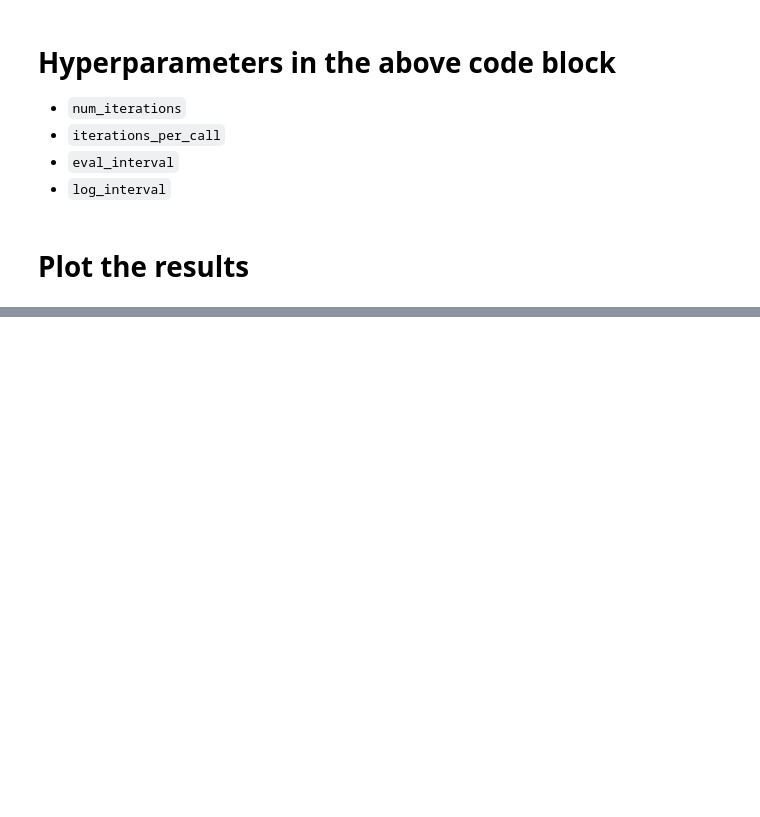
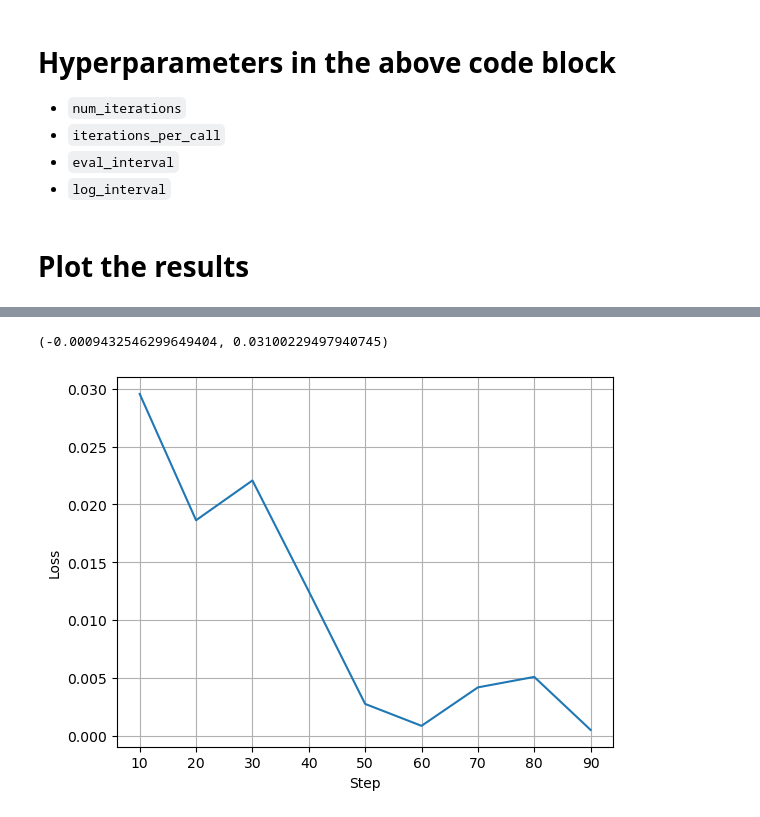
Before and after one commit to RnLe/bachelor_thesis23, a Jupyter notebook: notebooks/tensorflow.ipynb, the cells around one changed output, grey strips where cells are left out. Drawn from its saved outputs; the diff is of its cells as text; code cells hidden in the pictures; blank space fills up the shorter version.

Commit message:
visuals, new class, tweaks

```diff
--- a/notebooks/tensorflow.ipynb
+++ b/notebooks/tensorflow.ipynb
@@ -5,9 +5,15 @@ from Solver import Particle, Perceptron, PerceptronModel, VicsekModel, NeuralNet
 import tensorflow   as tf
 import numpy        as np
 import os
+import logging
+import time
+
+# Logging
+# logging.basicConfig(level=logging.INFO)
+logger = logging.getLogger(__name__)
 
 # Allow for parallelization in both, tensorflow and the C++ backend (OMP)
-os.environ['KMP_DUPLICATE_LIB_OK']='True'
+# os.environ['KMP_DUPLICATE_LIB_OK']='True'
 
 # Simulation Environment
 from tf_agents.trajectories     import time_step as ts
@@ -94,10 +105,10 @@ kernel_initializer              = "glorot_uniform"              # @param {type:"
 last_kernel_initializer         = "glorot_uniform"              # @param {type:"string"}        - Default: "glorot_uniform"
 
 # DDPG Agent
-actor_learning_rate             = 0.001                         # @param {type:"float"}         - Default: 0.001
+actor_learning_rate             = 0.01                          # @param {type:"float"}         - Default: 0.001
 actor_optimizer                 = tf.keras.optimizers.Adam(
     learning_rate=actor_learning_rate)                          #                               - NO DEFAULT
-critic_learning_rate            = 0.001                         # @param {type:"float"}         - Default: 0.001
+critic_learning_rate            = 0.01                          # @param {type:"float"}         - Default: 0.001
 critic_optimizer                = tf.keras.optimizers.Adam(
     learning_rate=critic_learning_rate)                         #                               - NO DEFAULT
 target_update_tau               = 1.0                           # @param {type:"float"}         - Default: 1.0
@@ -112,29 +123,29 @@ replay_buffer_capacity          = 100000                        # @param {type:"
 sampler                         = reverb.selectors.Uniform()    #                               - NO DEFAULT
 remover                         = reverb.selectors.Fifo()       #                               - NO DEFAULT
 # Rate Limiter
-samples_per_insert              = 3.0                           # @param {type:"float"}         - NO DEFAULT
-min_size_to_sample              = replay_buffer_capacity * 0.01 # @param {type:"integer"}       - NO DEFAULT
-error_buffer                    = 1.0                           # {float | Tuple[float, float]} - NO DEFAULT
+samples_per_insert              = 1.0                           # @param {type:"float"}         - NO DEFAULT
+min_size_to_sample              = 2                             # @param {type:"integer"}       - NO DEFAULT
+error_buffer                    = samples_per_insert            # {float | Tuple[float, float]} - NO DEFAULT
 # Saving and Sampling
-sequence_length                 = N                             # @param {type:"integer"}       - NO DEFAULT
-batch_size                      = 50                            # @param {type:"integer"}       - NO DEFAULT
-num_steps                       = N                             # @param {type:"integer"}       - NO DEFAULT
-num_prefetch                    = 20                            # @param {type:"integer"}       - NO DEFAULT
+sequence_length                 = 2                             # @param {type:"integer"}       - NO DEFAULT
+batch_size                      = 1                             # @param {type:"integer"}       - NO DEFAULT
+num_steps                       = 2                             # @param {type:"integer"}       - NO DEFAULT
+num_prefetch                    = 1                             # @param {type:"integer"}       - NO DEFAULT
 
 # Observer
-observer_sequence_length        = N                             # @param {type:"integer"}       - NO DEFAULT
+observer_sequence_length        = 2                             # @param {type:"integer"}       - NO DEFAULT
 observer_stride_length          = 1                             # @param {type:"integer"}       - Default: 1
 
 # Actors
-initial_collect_steps           = 100                           # @param {type:"integer"}       - NO DEFAULT
-collector_steps_per_run         = 1                             # @param {type:"integer"}       - NO DEFAULT
+initial_collect_steps           = 2                             # @param {type:"integer"}       - NO DEFAULT
+collector_steps_per_run         = 2                             # @param {type:"integer"}       - NO DEFAULT
 eval_episodes_per_run           = 1                             # @param {type:"integer"}       - NO DEFAULT
 
 # Learning Trigger
-policy_save_interval            = 100                           # @param {type:"integer"}       - NO DEFAULT
+policy_save_interval            = 10                            # @param {type:"integer"}       - NO DEFAULT
 
 # Training
-num_iterations                  = 1000                          # @param {type:"integer"}       - NO DEFAULT
-eval_interval                   = 100                           # @param {type:"integer"}       - NO DEFAULT
-log_interval                    = 100                           # @param {type:"integer"}       - NO DEFAULT
+num_iterations                  = 90                            # @param {type:"integer"}       - NO DEFAULT
+eval_interval                   = 10                            # @param {type:"integer"}       - NO DEFAULT
+log_interval                    = 10                            # @param {type:"integer"}       - NO DEFAULT
 iterations_per_call             = 1                             # @param {type:"integer"}       - Default: 1
@@ -987,7 +1090,10 @@ plt.ylim()
 # %%
 steps = range(0, num_iterations + 1, eval_interval)
-plt.plot(steps, losses)
+plt.plot(steps[1:], losses[1:])
 plt.ylabel('Loss')
 plt.xlabel('Step')
 plt.grid()
 plt.ylim()
+# %% [output]
+(-0.0009432546299649404, 0.03100229497940745)
+[figure, added]
```
Also changed, not shown: parts of 16 cells of this notebook, 24 other files.
